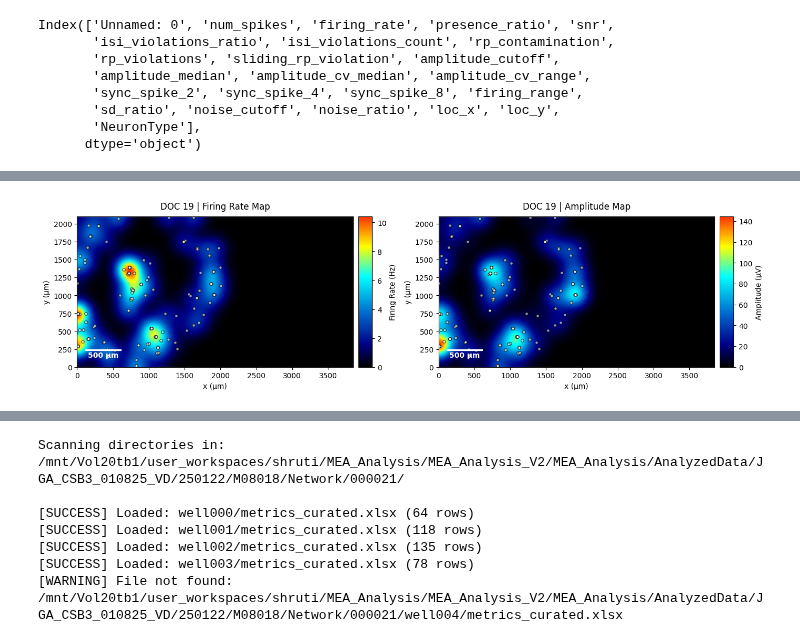
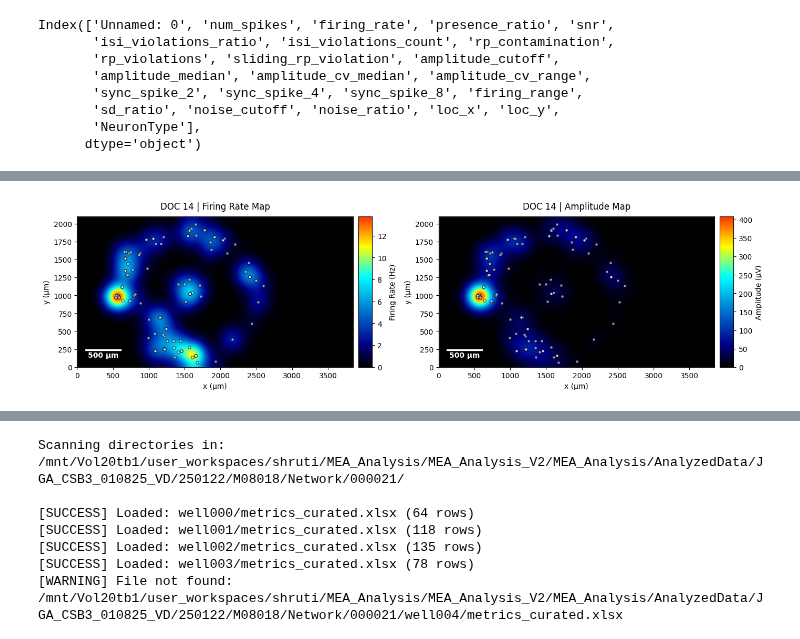
Before and after one commit to roybens/MEA_Analysis, a Jupyter notebook: IPNAnalysis/workbooks/plotSpikesortedIPNmetrics.ipynb, the cells around one changed output, grey strips where cells are left out. Drawn from its saved outputs; the diff is of its cells as text; code cells hidden in the pictures.

```diff
--- a/IPNAnalysis/workbooks/plotSpikesortedIPNmetrics.ipynb
+++ b/IPNAnalysis/workbooks/plotSpikesortedIPNmetrics.ipynb
@@ -13,8 +13,8 @@ df_e200 = pd.read_excel("/mnt/Vol20tb1/user_workspaces/shruti/MEA_Analysis/MEA_A
 df_healthy = pd.read_excel("/mnt/Vol20tb1/user_workspaces/shruti/MEA_Analysis/MEA_Analysis_V2/MEA_Analysis/AnalyzedData/JGA_CSB3_010825_VD/250122/M08018/Network/000021/well003/metrics_curated.xlsx")
 # %%
 df_healthy['NeuronType'] = 'Healthy'
-df_e198['NeuronType'] = "E198"
-df_e200["NeuronType"] = "E200"
+df_e198['NeuronType'] = "E198K"
+df_e200["NeuronType"] = "E200K"
 # %%
 df_all = pd.concat([df_healthy,df_e198,df_e200],axis=0,ignore_index=True)
 # %%
@@ -205,9 +151,10 @@ from matplotlib.patches import Rectangle
 from mpl_toolkits.axes_grid1.anchored_artists import AnchoredSizeBar
 from mpl_toolkits.axes_grid1 import make_axes_locatable
 
+plot_here = 'e200k'
 
-df_here =df_healthy.copy()
-file_path = '/mnt/Vol20tb1/user_workspaces/shruti/MEA_Analysis/MEA_Analysis_V2/MEA_Analysis/AnalyzedData/JGA_CSB3_010825_VD/250127/M08018/Network/000032/well005//spikesorted_unit_maps.svg'
+df_here =df_e200.copy()
+file_path = f'/mnt/Vol20tb1/user_workspaces/shruti/MEA_Analysis/MEA_Analysis_V2/MEA_Analysis/AnalyzedData/JGA_CSB3_010825_VD/spikesorted_unit_maps_{plot_here}_DOC14.svg'
 # -----------------------------
 # 1. Setup Parameters
 # -----------------------------
@@ -311,32 +258,32 @@ for conf in configs:
         interpolation='bicubic'
     )
 
     # Overlay Dots
     ax.scatter(x, y, s=15, facecolors='white', edgecolors='black', alpha=0.6)
 
     # Scale Bar
     scalebar = AnchoredSizeBar(ax.transData, SCALE_BAR, f'{SCALE_BAR} µm', 'lower left',
                                pad=1, color='white', frameon=False, size_vertical=ACTIVE_H * 0.005,
                                fontproperties={'weight': 'bold', 'size': 10})
     ax.add_artist(scalebar)
 
     # Formatting
     ax.set_facecolor('black')
-    ax.set_title(f"DOC 19 | {conf['title']}", fontsize=12, pad=10)
+    ax.set_title(f"DOC 14 | {conf['title']}", fontsize=12, pad=10)
     ax.set_xlabel('x (µm)')
     ax.set_ylabel('y (µm)')
     ax.set_xlim(0, ACTIVE_W)
     ax.set_ylim(0, ACTIVE_H)
     ax.add_patch(Rectangle((0, 0), ACTIVE_W, ACTIVE_H, fill=False, edgecolor='white', lw=1, alpha=0.5))
 
     # Perfect Fit Colorbar
     divider = make_axes_locatable(ax)
     cax = divider.append_axes("right", size="5%", pad=0.1)
     cbar = plt.colorbar(img, cax=cax)
     cbar.set_label(conf['cbar'])
 
 plt.tight_layout()
 plt.savefig(file_path, dpi=300,format='svg')
 plt.show()
 # %% [output]
-[figure, old version]
+[figure, new version]
```
Also changed, not shown: parts of 34 cells of this notebook, 3 other files.
